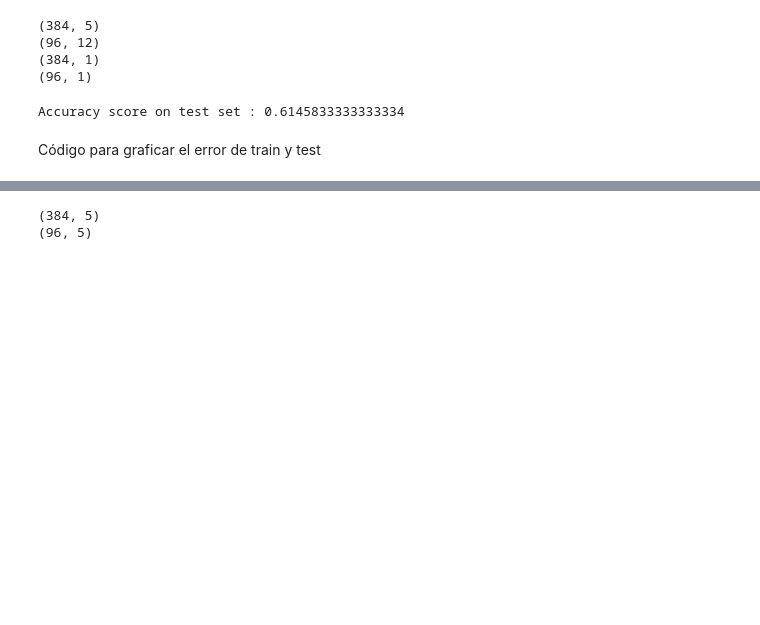
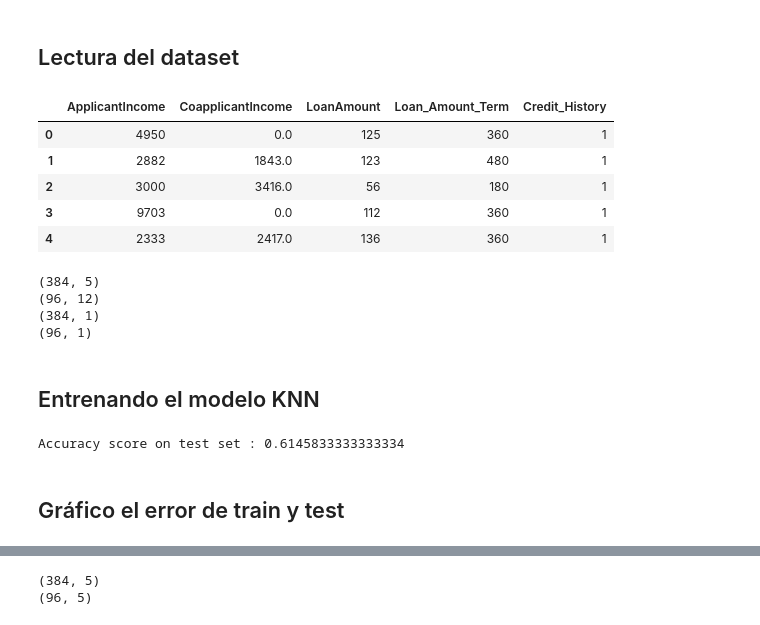
Before and after one commit to parivgabriela/tec_sup_ciencia_datos_ia, a Jupyter notebook: 2.1.2003_proces_aprendizaje_automatico/TP_N4_K-Vecinos_Cercanos_clasificacion_alumnos.ipynb, the cells around one changed output, grey strips where cells are left out. Cells and saved outputs as stored; diff of their text form; code cells hidden in the pictures; blank space fills up the shorter version.

```diff
--- a/2.1.2003_proces_aprendizaje_automatico/TP_N4_K-Vecinos_Cercanos_clasificacion_alumnos.ipynb
+++ b/2.1.2003_proces_aprendizaje_automatico/TP_N4_K-Vecinos_Cercanos_clasificacion_alumnos.ipynb
@@ -49,3 +64,14 @@ y_test=pd.read_csv('/content/Y_test.csv')
+# %% [markdown]
+## Lectura del dataset
+# %%
+X_train.head()
+# %% [output]
+|  | ApplicantIncome | CoapplicantIncome | LoanAmount | Loan_Amount_Term | Credit_History |
+| 0 | 4950 | 0.0 | 125 | 360 | 1 |
+| 1 | 2882 | 1843.0 | 123 | 480 | 1 |
+| 2 | 3000 | 3416.0 | 56 | 180 | 1 |
+| 3 | 9703 | 0.0 | 112 | 360 | 1 |
+| 4 | 2333 | 2417.0 | 136 | 360 | 1 |
 # %%
 # Seleccionar los predictores
 X_train = X_train[['ApplicantIncome','CoapplicantIncome','LoanAmount','Loan_Amount_Term','Credit_History']]
@@ -61,4 +87,6 @@ print(y_test.shape)
 (96, 1)
 # %%
 X_test = X_test[['ApplicantIncome','CoapplicantIncome','LoanAmount','Loan_Amount_Term','Credit_History']]
+# %% [markdown]
+## Entrenando el modelo KNN
 # %%
@@ -73,7 +101,7 @@ print("\nAccuracy score on test set :", accuracy_score(y_test,knn.predict(X_test
 # %% [output]
 Accuracy score on test set : 0.6145833333333334
 # %% [markdown]
-Código para graficar el error de train y test
+## Gráfico el error de train y test
 # %%
 # Definimos las listas vacias para los valores de accuracy deseados
 lista_accuracy_train = []
```
Also changed, not shown: parts of 20 cells of this notebook.
